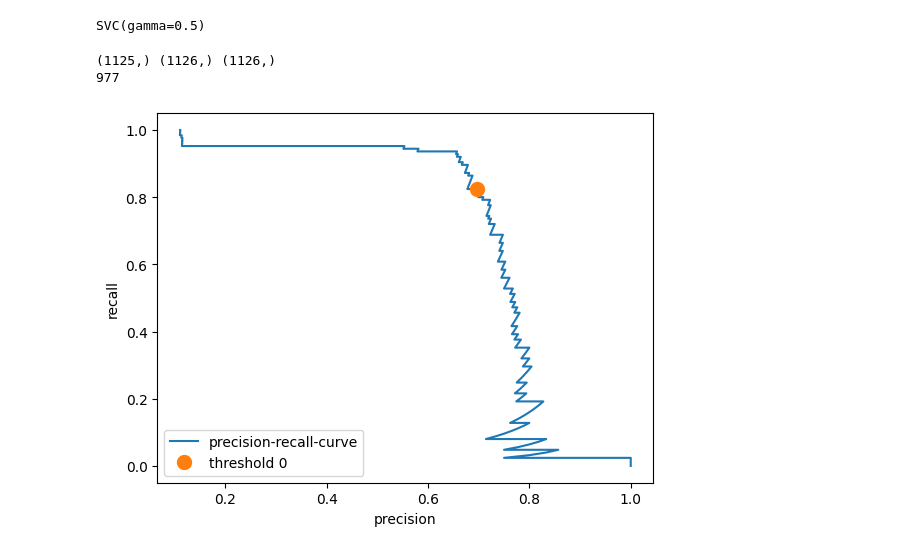
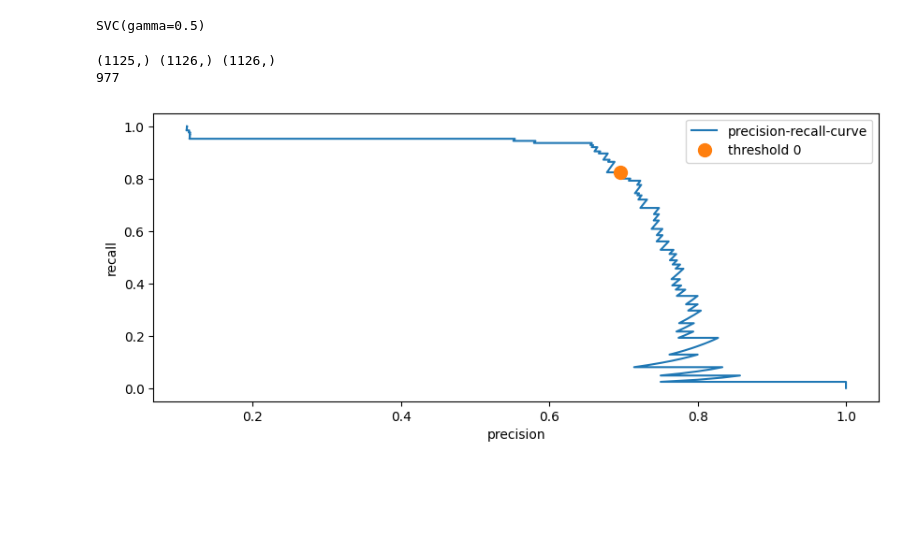
Before and after one commit to shared-repo/human-da, a Jupyter notebook: workspace/ml-basic/example-15.ipynb, the cells around one changed output. Cells and saved outputs as stored; diff of their text form; code cells hidden in the pictures; blank space fills up the shorter version.

```diff
--- a/workspace/ml-basic/example-15.ipynb
+++ b/workspace/ml-basic/example-15.ipynb
@@ -141,22 +141,23 @@ SVC(gamma=0.5)
 # %%
 # 모델 평가 및 의사 결정 정보 확인
 
 from sklearn.metrics import precision_recall_curve
 
 # 임계치의 변경에 따른 precision, recall의 변화를 도출
 precisions, recalls, thresholds = precision_recall_curve(y_test, svc.decision_function(X_test))
 print( thresholds.shape, precisions.shape, recalls.shape )
 
 idx = np.argmin(np.abs(thresholds)) # 0에 가장 가까운 threshold 값의 위치 찾기
 print(idx)
 
+plt.figure(figsize=(10, 4))
 plt.plot(precisions, recalls, label='precision-recall-curve')
 plt.plot(precisions[idx], recalls[idx], 'o', markersize=10, label='threshold 0')
 plt.xlabel('precision')
 plt.ylabel('recall')
 plt.legend()
 plt.show()
 # %% [output]
 (1125,) (1126,) (1126,)
 977
-[figure, old version]
+[figure, new version]
```
Also changed, not shown: parts of 2 cells of this notebook.
